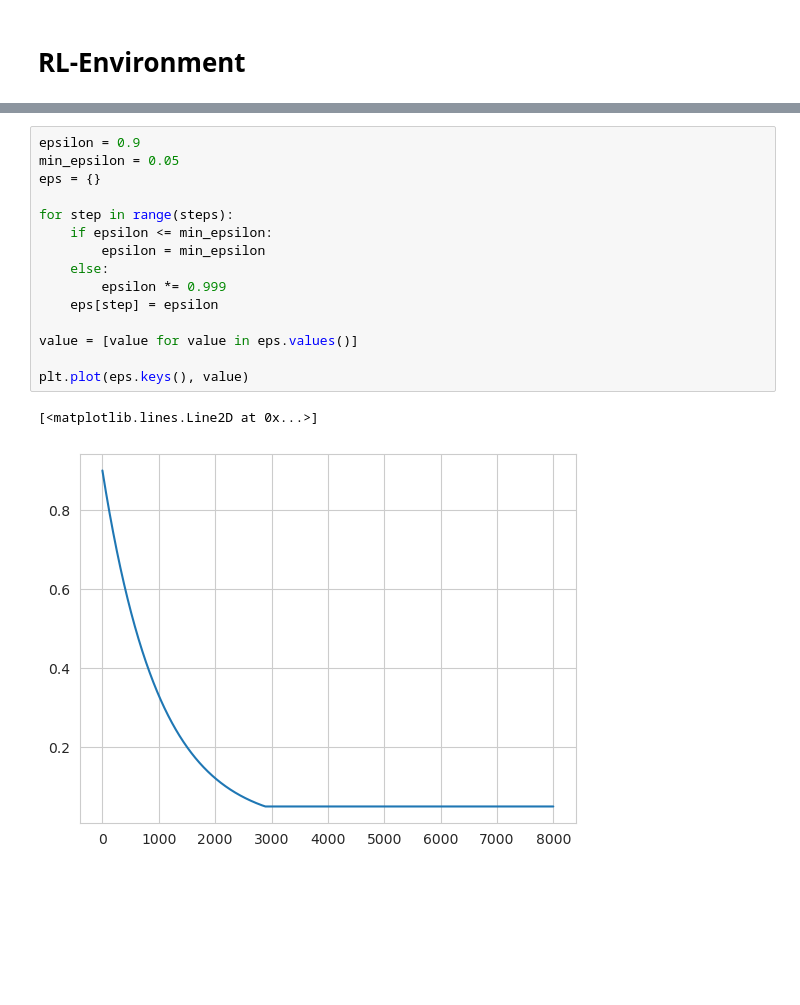
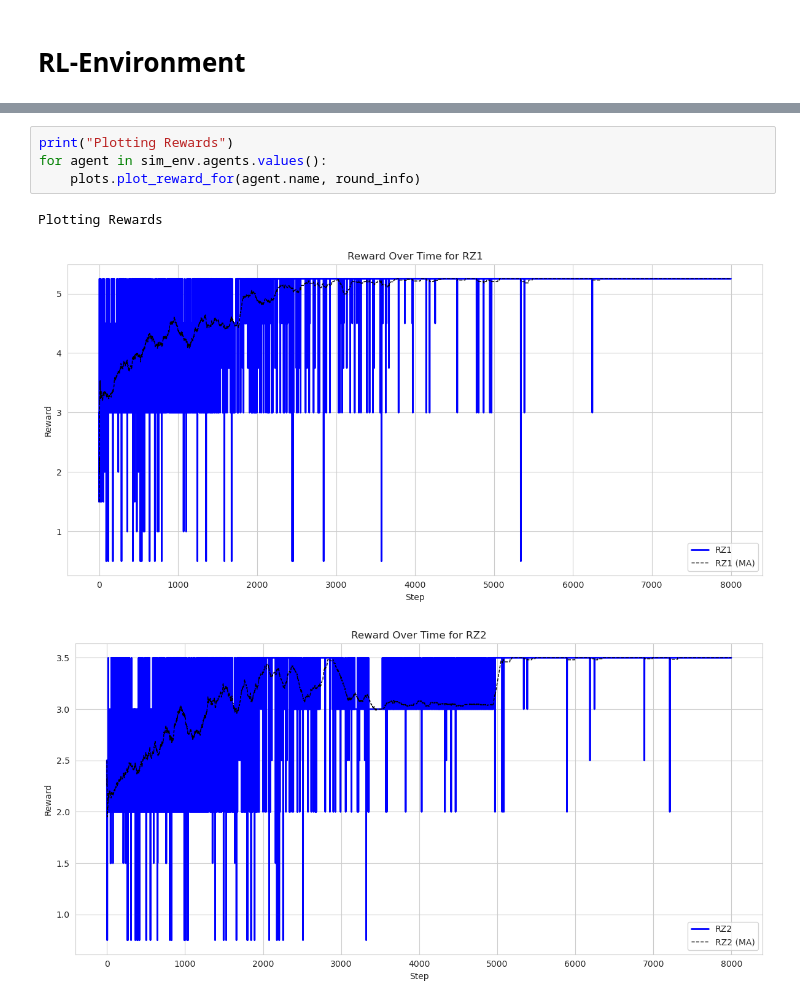
Before and after one commit to BlueSausage/FederatedComputeCluster, a Jupyter notebook: src/rl_environment_statik.ipynb, the cells around one changed output, grey strips where cells are left out. Drawn from its saved outputs; the diff is of its cells as text; blank space fills up the shorter version.

```diff
--- a/src/rl_environment_statik.ipynb
+++ b/src/rl_environment_statik.ipynb
@@ -75,18 +47,8 @@ Agent RZ6 with cost 6 and sigma 0
-# %%
-epsilon = 0.9
-min_epsilon = 0.05
-eps = {}
-
-for step in range(steps):
-    if epsilon <= min_epsilon:
-        epsilon = min_epsilon
-    else:
-        epsilon *= 0.999
-    eps[step] = epsilon
-
-value = [value for value in eps.values()]
-
-plt.plot(eps.keys(), value)
-# %% [output]
-[<matplotlib.lines.Line2D at 0x...>]
-[figure, removed]
+# %%
+print("Plotting Rewards")
+for agent in sim_env.agents.values():
+    plots.plot_reward_for(agent.name, round_info)
+# %% [output]
+Plotting Rewards
+[figure, added]
+[figure, added]
```
Also changed, not shown: parts of 9 cells of this notebook, 5 other files.
